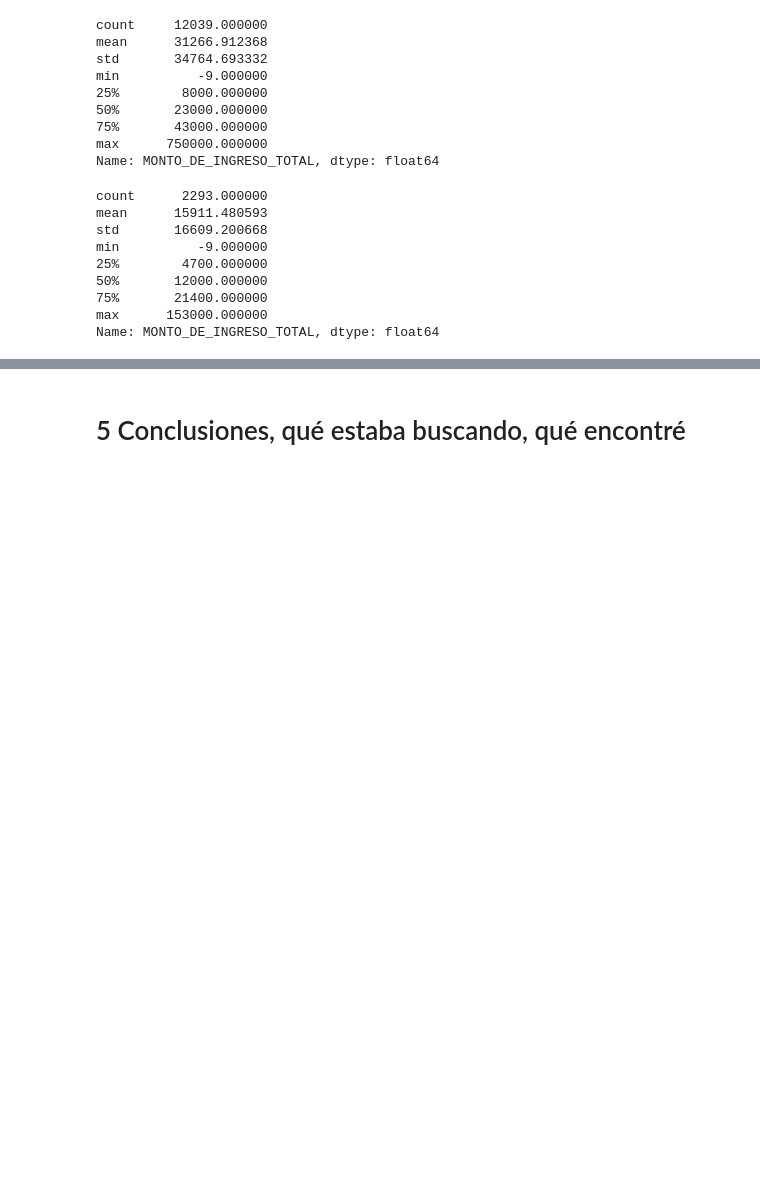
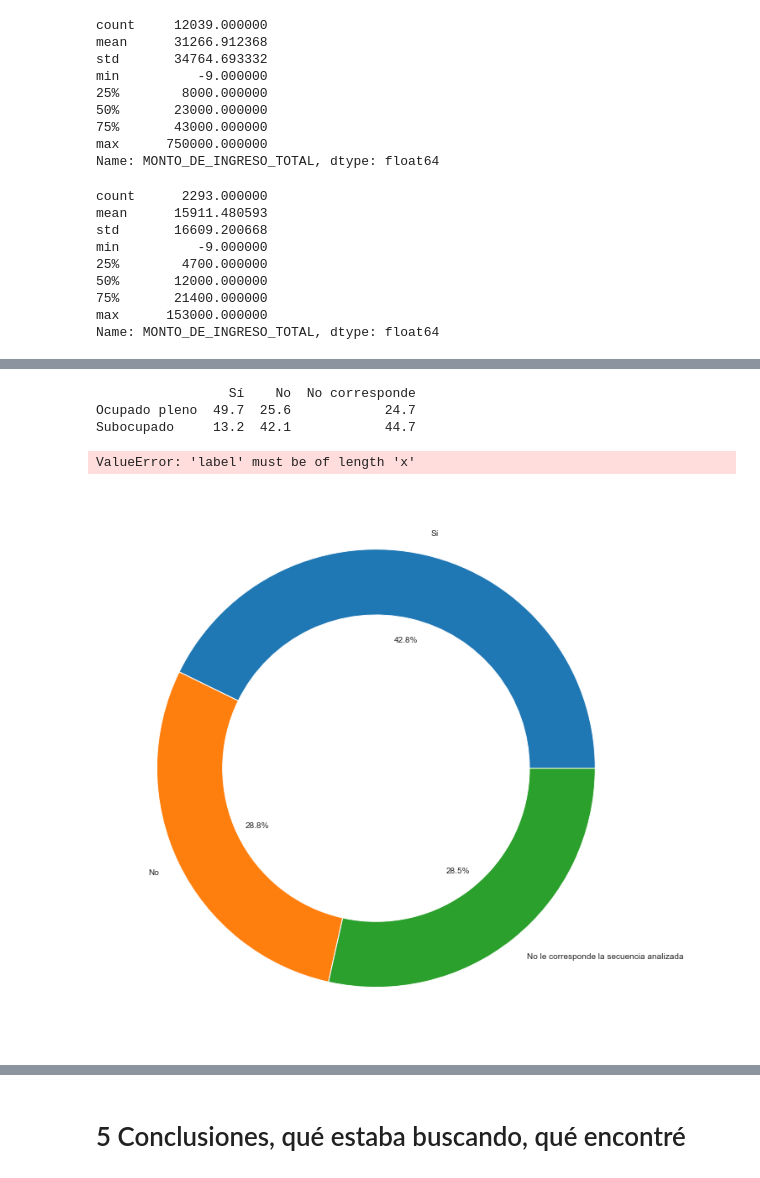
Before and after one commit to VioleCP/EPH-subocupacion, a Jupyter notebook: Subocupación Argentina.ipynb, the cells around one changed output, grey strips where cells are left out. Saved outputs shown, nothing was run; the diff lists cells and outputs as text; code cells hidden in the pictures; blank space fills up the shorter version.

```diff
--- a/Subocupación Argentina.ipynb
+++ b/Subocupación Argentina.ipynb
@@ -703,0 +719,34 @@ Name: MONTO_DE_INGRESO_TOTAL, dtype: float64
+# %%
+jub = pd.DataFrame([[49.7, 25.6, 24.7],
+                   [13.2, 42.1, 44.7]])
+jub.columns = ['Sí', 'No', 'No corresponde']
+# %%
+jub.index = ['Ocupado pleno', "Subocupado"]
+# %%
+print(jub)
+# %% [output]
+                 Sí    No  No corresponde
+Ocupado pleno  49.7  25.6            24.7
+Subocupado     13.2  42.1            44.7
+# %%
+outer = totaljub
+# %%
+inner = jub
+# %%
+fig, ax = plt.subplots(figsize=(24,12))
+size = 0.3
+
+ax.pie(outer.values.flatten(), radius=1,
+       labels=outer.index,
+       autopct='%1.1f%%',
+       wedgeprops=dict(width=size, edgecolor='w'))
+
+ax.pie(inner.values.flatten(), radius=1-size,
+       labels = inner.index,
+       wedgeprops=dict(width=size, edgecolor='w'))
+
+ax.set(aspect="equal", title='Pie plot with `ax.pie`')
+plt.show()
+# %% [output]
+ValueError: 'label' must be of length 'x'
+[figure, added]
```
Also changed, not shown: parts of 8 cells of this notebook.
